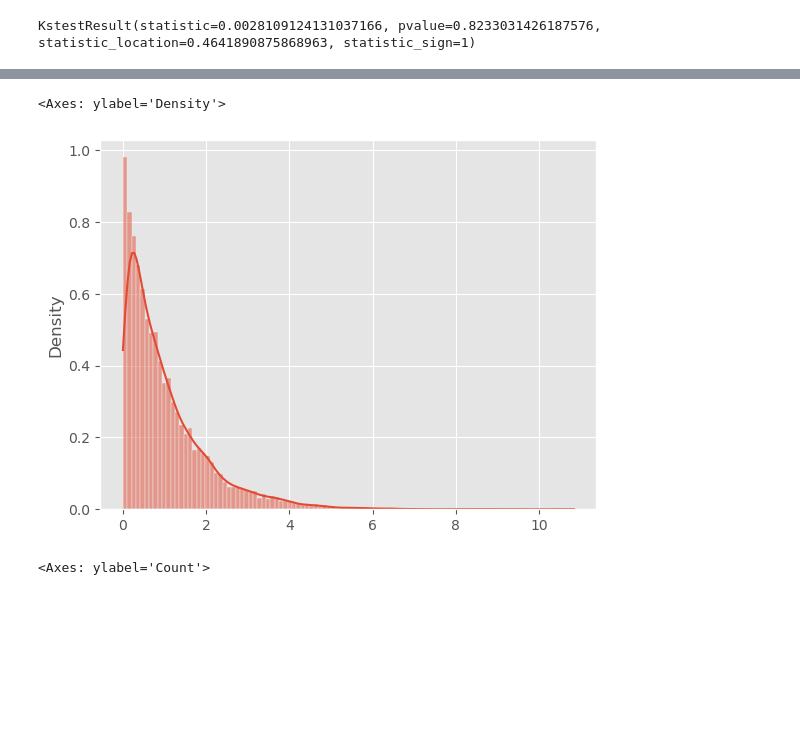
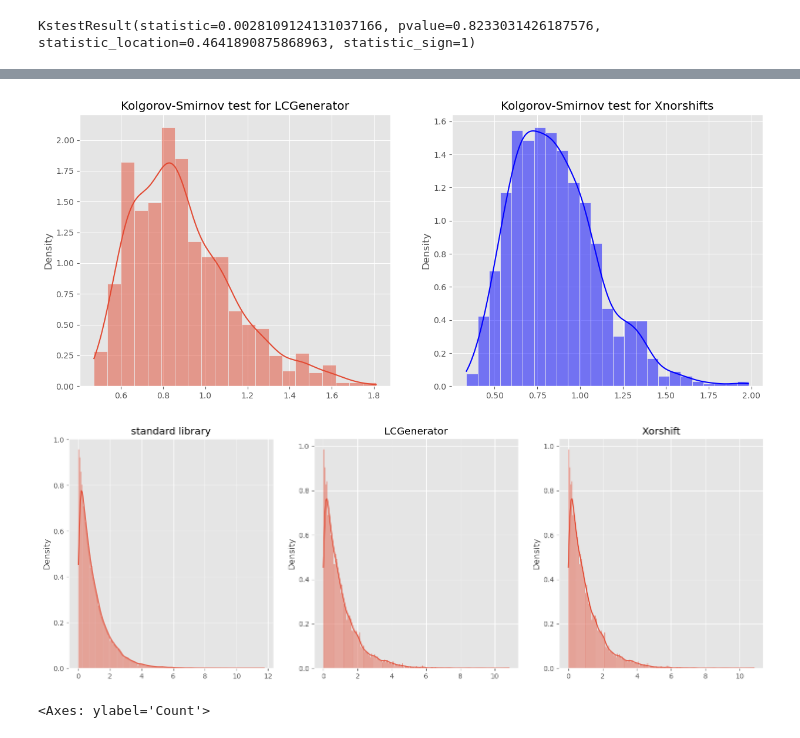
Before and after one commit to QinXu12345/hw2, a Jupyter notebook: test.ipynb, the cells around one changed output, grey strips where cells are left out. Saved outputs shown, nothing was run; the diff lists cells and outputs as text; code cells hidden in the pictures; blank space fills up the shorter version.

```diff
--- a/test.ipynb
+++ b/test.ipynb
@@ -34,6 +53,6 @@ KstestResult(statistic=0.0028109124131037166, pvalue=0.8233031426187576, statist
 # %%
 from hw2 import ks_distance
 cdf = stats.uniform.cdf(x=np.linspace(0,1,num=KS_SAMPLES))
-diffs = []
+diffs2 = []
 for i in range(KS_SAMPLES):
-    diffs.append(ks_distance(uniform_xor.rvs(KS_SAMPLES), cdf))
+    diffs2.append(ks_distance(uniform_xor.rvs(KS_SAMPLES), cdf))
@@ -49,5 +59,14 @@ ys = exp_xor.rvs(10000)
-# %%
-sns.histplot(ys,kde=True,stat='density')
-# %% [output]
-<Axes: ylabel='Density'>
-[figure, removed]
+# %%
+cdf = stats.uniform.cdf(x=np.linspace(0,1,num=KS_SAMPLES))
+diffs1 = []
+for i in range(KS_SAMPLES):
+    diffs1.append(ks_distance(uniform_lcg.rvs(KS_SAMPLES), cdf))
+# %%
+fig,axs = plt.subplots(ncols=2,figsize=(15,6))
+sns.histplot(diffs1,kde=True,stat='density',ax=axs[0])
+sns.histplot(diffs2,kde=True,stat='density',ax=axs[1],color='blue')
+axs[0].set_title('Kolgorov-Smirnov test for LCGenerator')
+axs[1].set_title('Kolgorov-Smirnov test for Xnorshifts')
+plt.show()
+# %% [output]
+[figure, added]
@@ -54,3 +82,14 @@ sns.histplot(ys,kde=True,stat='density')
+# %%
+fig,axs = plt.subplots(ncols=3,figsize=(18,6))
+sns.histplot(exp_rvs_std,kde=True,stat='density',ax=axs[0])
+sns.histplot(exp_rvs_lcg,kde=True,stat='density',ax=axs[1])
+sns.histplot(exp_rvs_xor,kde=True,stat='density',ax=axs[2])
+axs[0].set_title('standard library')
+axs[1].set_title('LCGenerator')
+axs[2].set_title('Xorshift')
+plt.show()
+# %% [output]
+[figure, added]
 # %%
 uniform_lcg = Uniform()
 uni_rvs_lcg = uniform_lcg.rvs(SAMPLES)
```
Also changed, not shown: parts of 8 cells of this notebook.
